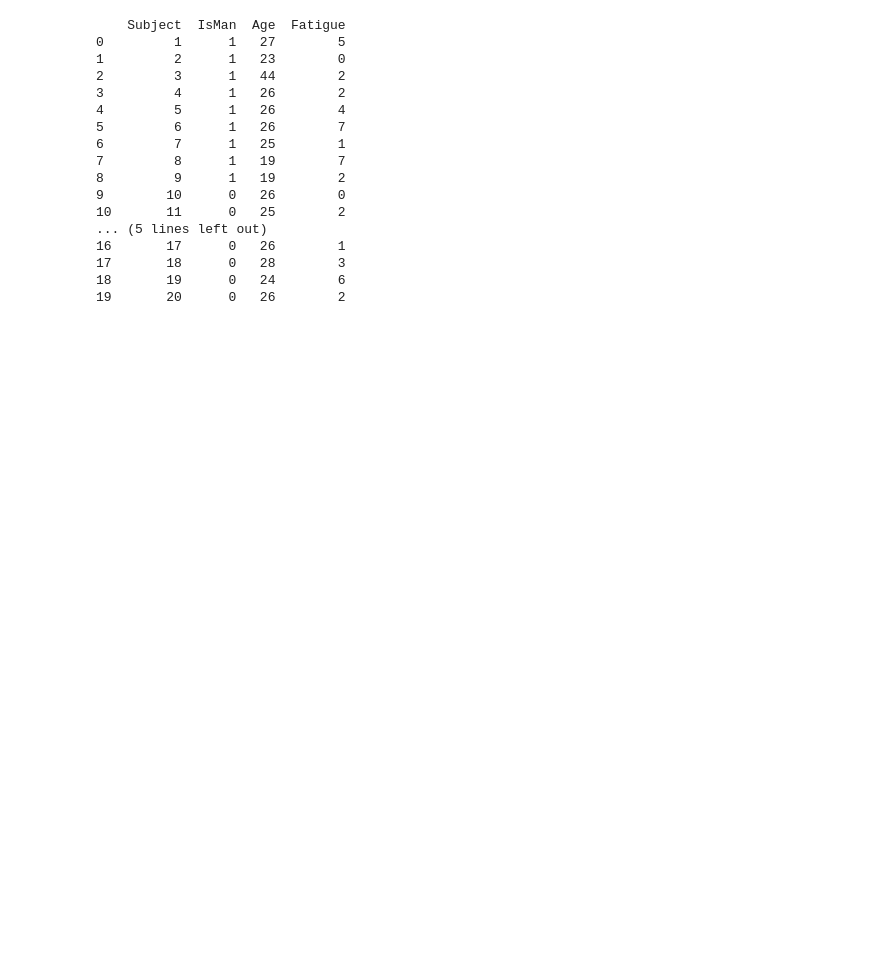
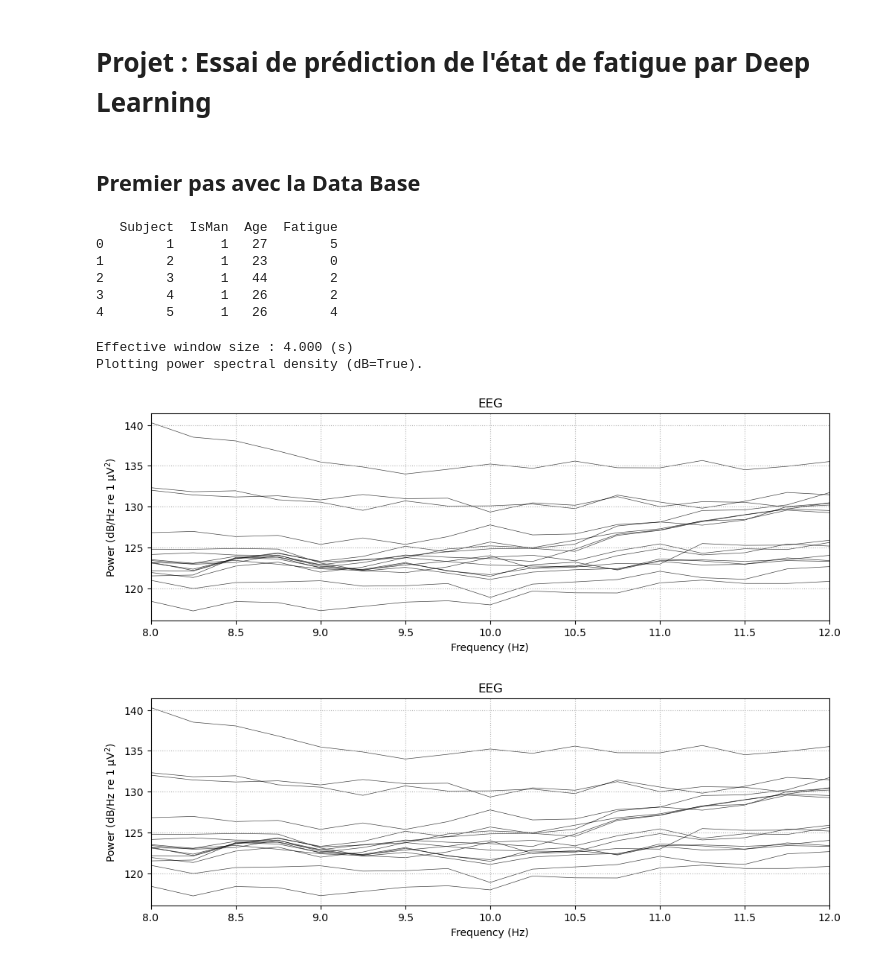
Before and after one commit to Coumess/EEG-DL, a Jupyter notebook: Alpha_fatigue.ipynb, the cells around one changed output. Drawn from its saved outputs; the diff is of its cells as text; code cells hidden in the pictures; blank space fills up the shorter version.

```diff
--- a/Alpha_fatigue.ipynb
+++ b/Alpha_fatigue.ipynb
@@ -1,3 +1,5 @@
+# %% [markdown]
+# Projet : Essai de prédiction de l'état de fatigue par Deep Learning
 # %%
 from alphawaves.dataset import AlphaWaves
 import matplotlib.pyplot as plt
@@ -8,28 +9,29 @@ from pathlib import Path
+# %% [markdown]
+## Premier pas avec la Data Base
 # %%
 # Le dataset
 dataset = AlphaWaves()
 # %%
-# Charger demographics directement
+# Charger les informations sur les sujets (étiquettes)
 demoh = pd.read_csv("demographic_header.csv", sep=",", header=None)
 headers = demoh.iloc[0].tolist()  # transforme la ligne en liste
 demog = pd.read_csv("demographic.csv", sep=",", header=None)
 demog.columns = headers
-print(demog)
+print(demog.head())
 # %% [output]
-    Subject  IsMan  Age  Fatigue
-0         1      1   27        5
-1         2      1   23        0
-2         3      1   44        2
-3         4      1   26        2
-4         5      1   26        4
-5         6      1   26        7
-6         7      1   25        1
-7         8      1   19        7
-8         9      1   19        2
-9        10      0   26        0
-10       11      0   25        2
-... (5 lines left out)
-16       17      0   26        1
-17       18      0   28        3
-18       19      0   24        6
-19       20      0   26        2
+   Subject  IsMan  Age  Fatigue
+0        1      1   27        5
+1        2      1   23        0
+2        3      1   44        2
+3        4      1   26        2
+4        5      1   26        4
+# %%
+# Visualisation d'un sujet
+subject = dataset.subject_list[0]
+raw = dataset._get_single_subject_data(subject)
+raw.compute_psd(fmin=8, fmax=12).plot() # ondes alphas
+# %% [output]
+Effective window size : 4.000 (s)
+Plotting power spectral density (dB=True).
+[figure, added]
+[figure, added]
```
Also changed, not shown: parts of 3 cells of this notebook.
